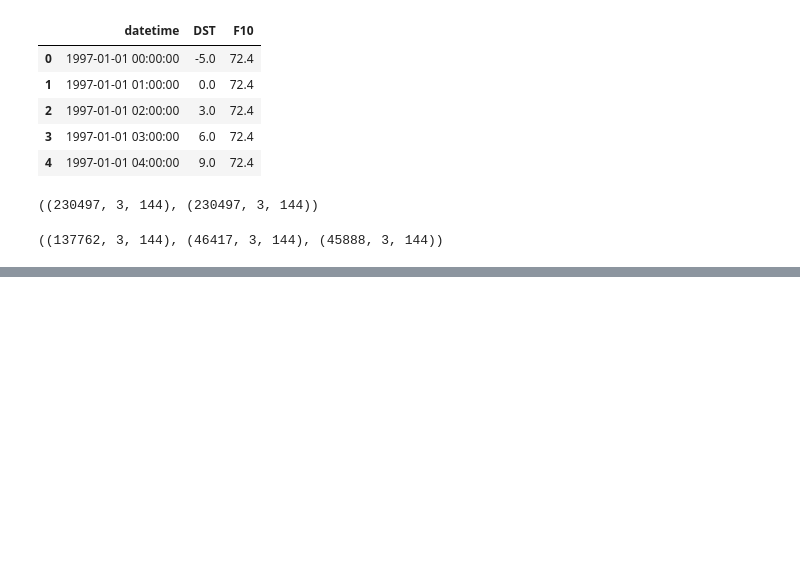
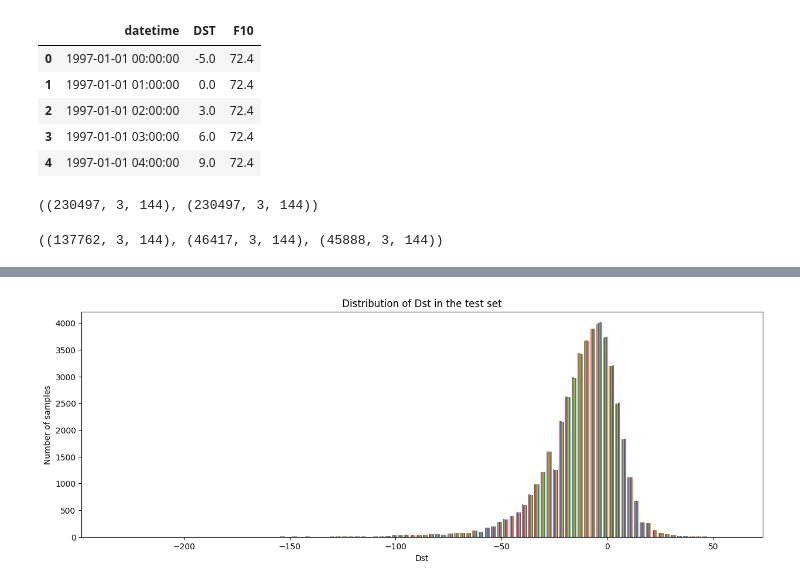
Before and after one commit to ARCLab-MIT/SW-Transformers-Forecaster-Framework, a Jupyter notebook: dev_nbs/dst_eval.ipynb, the cells around one changed output, grey strips where cells are left out. Drawn from its saved outputs; the diff is of its cells as text; code cells hidden in the pictures; blank space fills up the shorter version.

```diff
--- a/dev_nbs/dst_eval.ipynb
+++ b/dev_nbs/dst_eval.ipynb
@@ -293,0 +357,10 @@ plt.show()
+# %%
+# Plot the distribution of y_test
+fig, ax = plt.subplots(figsize=(15, 5))
+ax.hist(y_test[:, 0, :], bins=100)
+ax.set_xlabel('Dst')
+ax.set_ylabel('Number of samples')
+ax.set_title('Distribution of Dst in the test set')
+plt.show()
+# %% [output]
+[figure, added]
```
Also changed, not shown: parts of 15 cells of this notebook, 7 other files.
